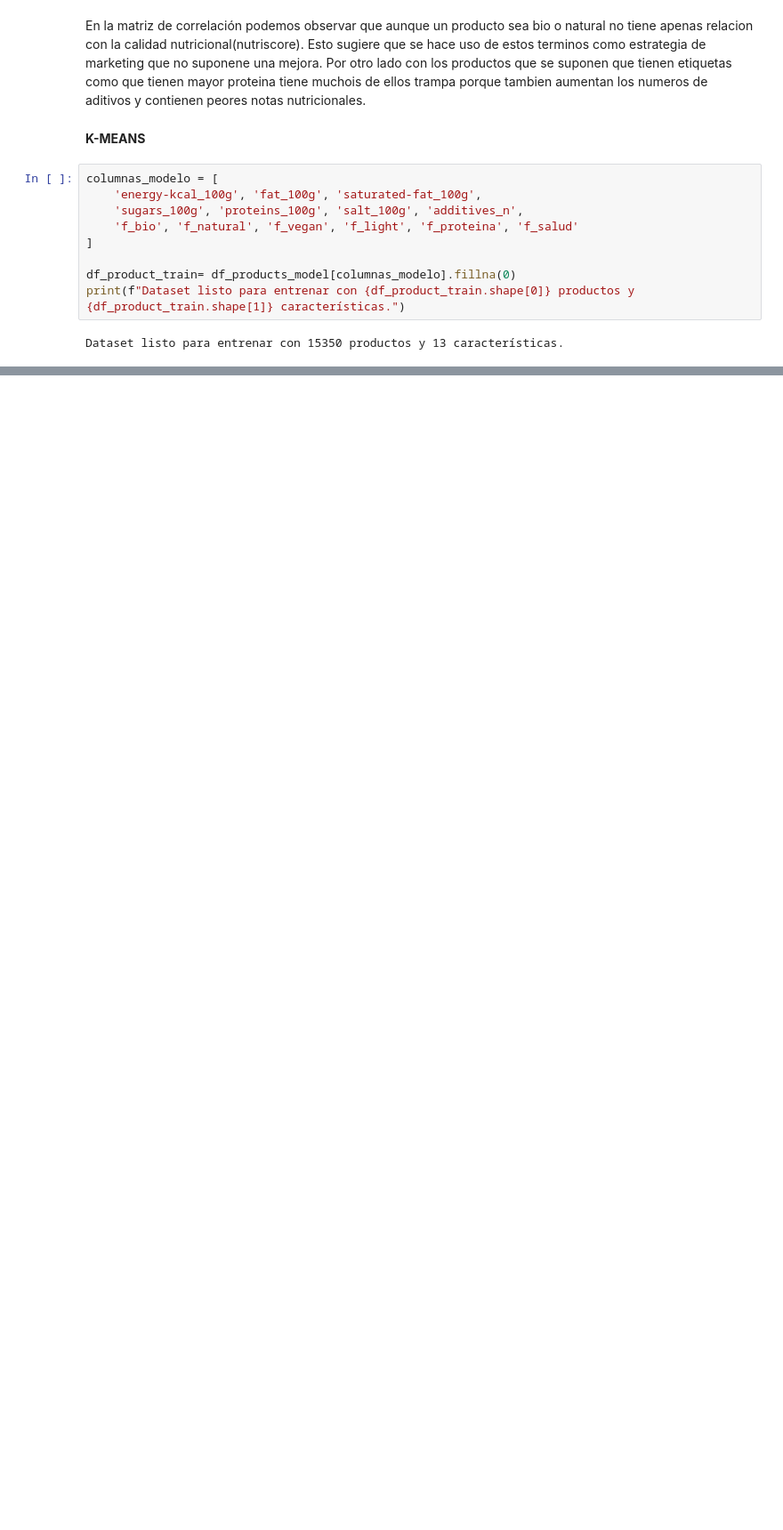
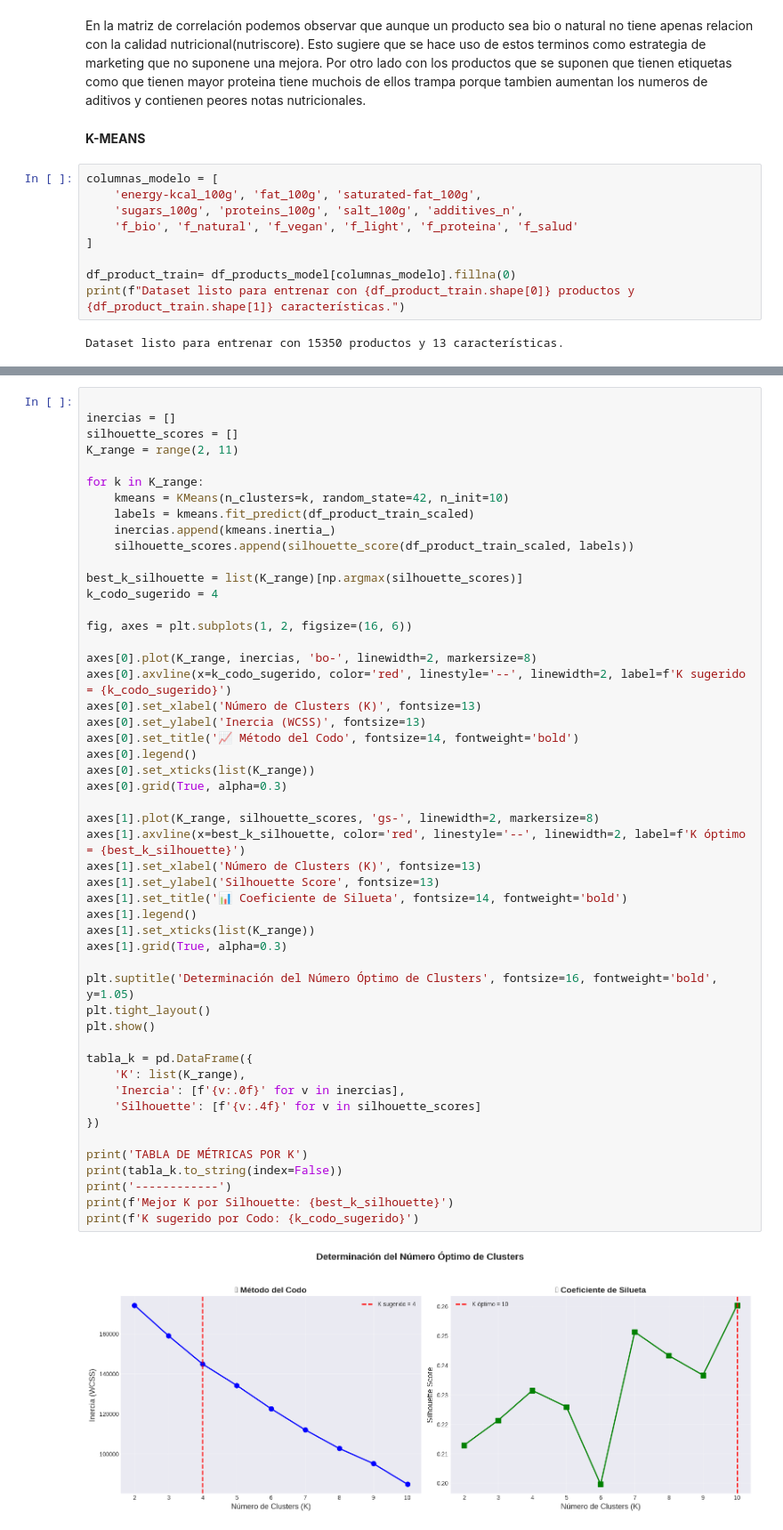
Before and after one commit to Kmpi17/TFMGreenWashing, a Jupyter notebook: TFG_KMPI.ipynb, the cells around one changed output, grey strips where cells are left out. Shown at 89% size. Cells and saved outputs as stored; diff of their text form; blank space fills up the shorter version.

```diff
--- a/TFG_KMPI.ipynb
+++ b/TFG_KMPI.ipynb
@@ -829,0 +880,52 @@ Dataset listo para entrenar con 15350 productos y 13 características.
+# %%
+
+inercias = []
+silhouette_scores = []
+K_range = range(2, 11)
+
+for k in K_range:
+    kmeans = KMeans(n_clusters=k, random_state=42, n_init=10)
+    labels = kmeans.fit_predict(df_product_train_scaled)
+    inercias.append(kmeans.inertia_)
+    silhouette_scores.append(silhouette_score(df_product_train_scaled, labels))
+
+best_k_silhouette = list(K_range)[np.argmax(silhouette_scores)]
+k_codo_sugerido = 4
+
+fig, axes = plt.subplots(1, 2, figsize=(16, 6))
+
+axes[0].plot(K_range, inercias, 'bo-', linewidth=2, markersize=8)
+axes[0].axvline(x=k_codo_sugerido, color='red', linestyle='--', linewidth=2, label=f'K sugerido = {k_codo_sugerido}')
+axes[0].set_xlabel('Número de Clusters (K)', fontsize=13)
+axes[0].set_ylabel('Inercia (WCSS)', fontsize=13)
+axes[0].set_title('📈 Método del Codo', fontsize=14, fontweight='bold')
+axes[0].legend()
+axes[0].set_xticks(list(K_range))
+axes[0].grid(True, alpha=0.3)
+
+axes[1].plot(K_range, silhouette_scores, 'gs-', linewidth=2, markersize=8)
+axes[1].axvline(x=best_k_silhouette, color='red', linestyle='--', linewidth=2, label=f'K óptimo = {best_k_silhouette}')
+axes[1].set_xlabel('Número de Clusters (K)', fontsize=13)
+axes[1].set_ylabel('Silhouette Score', fontsize=13)
+axes[1].set_title('📊 Coeficiente de Silueta', fontsize=14, fontweight='bold')
+axes[1].legend()
+axes[1].set_xticks(list(K_range))
+axes[1].grid(True, alpha=0.3)
+
+plt.suptitle('Determinación del Número Óptimo de Clusters', fontsize=16, fontweight='bold', y=1.05)
+plt.tight_layout()
+plt.show()
+
+tabla_k = pd.DataFrame({
+    'K': list(K_range),
+    'Inercia': [f'{v:.0f}' for v in inercias],
+    'Silhouette': [f'{v:.4f}' for v in silhouette_scores]
+})
+
+print('TABLA DE MÉTRICAS POR K')
+print(tabla_k.to_string(index=False))
+print('------------')
+print(f'Mejor K por Silhouette: {best_k_silhouette}')
+print(f'K sugerido por Codo: {k_codo_sugerido}')
+# %% [output]
+[figure, added]
```
Also changed, not shown: parts of 12 cells of this notebook.
